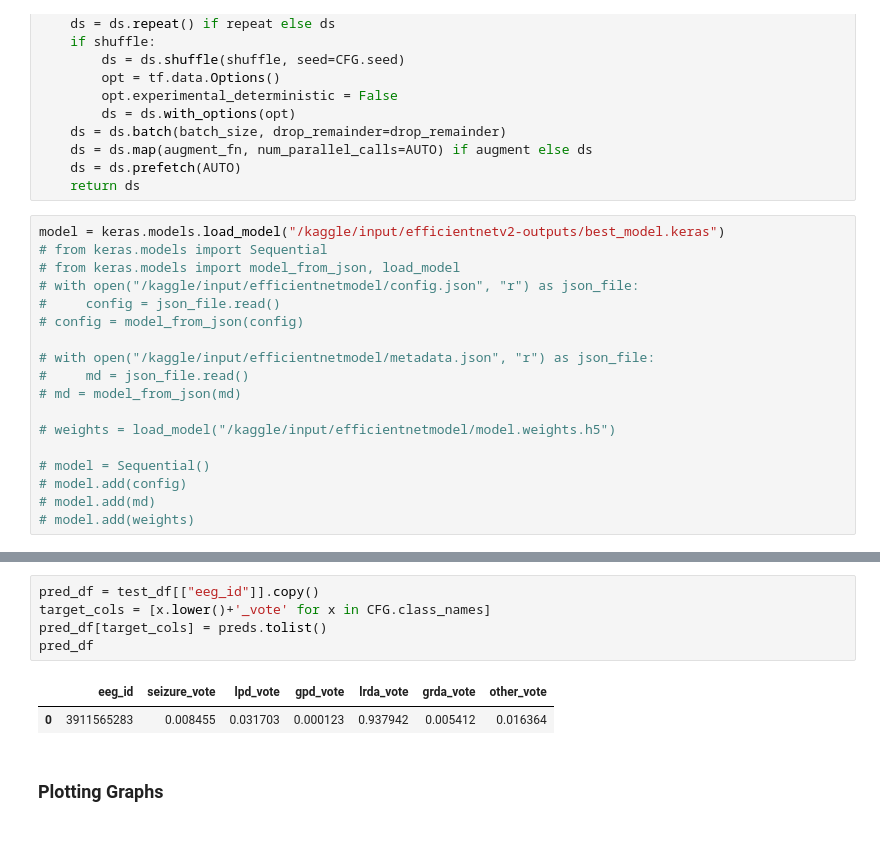
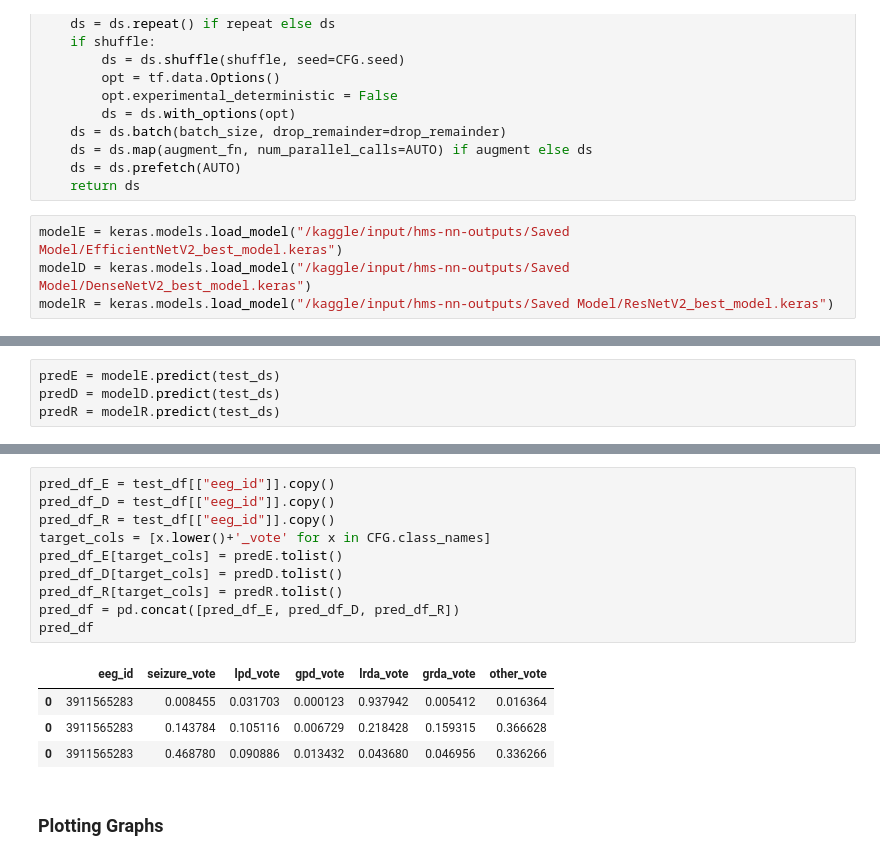
Before and after one commit to aarushi211/Neural-Anomaly-Detection, a Jupyter notebook: neurolite-testing.ipynb, the cells around one changed output, grey strips where cells are left out. Cells and saved outputs as stored; diff of their text form.

```diff
--- a/neurolite-testing.ipynb
+++ b/neurolite-testing.ipynb
@@ -151,24 +151,10 @@ def build_dataset(paths, offsets=None, labels=None, batch_size=32, cache=True,
     ds = ds.map(augment_fn, num_parallel_calls=AUTO) if augment else ds
     ds = ds.prefetch(AUTO)
     return ds
-# %%
-model = keras.models.load_model("/kaggle/input/efficientnetv2-outputs/best_model.keras")
-# from keras.models import Sequential
-# from keras.models import model_from_json, load_model
-# with open("/kaggle/input/efficientnetmodel/config.json", "r") as json_file:
-#     config = json_file.read()
-# config = model_from_json(config)
-
-# with open("/kaggle/input/efficientnetmodel/metadata.json", "r") as json_file:
-#     md = json_file.read()
-# md = model_from_json(md)
-
-# weights = load_model("/kaggle/input/efficientnetmodel/model.weights.h5")
-
-# model = Sequential()
-# model.add(config)
-# model.add(md)
-# model.add(weights)
+# %%
+modelE = keras.models.load_model("/kaggle/input/hms-nn-outputs/Saved Model/EfficientNetV2_best_model.keras")
+modelD = keras.models.load_model("/kaggle/input/hms-nn-outputs/Saved Model/DenseNetV2_best_model.keras")
+modelR = keras.models.load_model("/kaggle/input/hms-nn-outputs/Saved Model/ResNetV2_best_model.keras")
 # %%
 test_paths = test_df.spec2_path.values
 test_ds = build_dataset(test_paths, batch_size=min(CFG.batch_size, len(test_df)),
@@ -184,0 +162,4 @@ array([[8.4546683e-03, 3.1703297e-02, 1.2349279e-04, 9.3794221e-01,
+# %%
+predE = modelE.predict(test_ds)
+predD = modelD.predict(test_ds)
+predR = modelR.predict(test_ds)
@@ -185,11 +177,18 @@ array([[8.4546683e-03, 3.1703297e-02, 1.2349279e-04, 9.3794221e-01,
 # %%
-pred_df = test_df[["eeg_id"]].copy()
+pred_df_E = test_df[["eeg_id"]].copy()
+pred_df_D = test_df[["eeg_id"]].copy()
+pred_df_R = test_df[["eeg_id"]].copy()
 target_cols = [x.lower()+'_vote' for x in CFG.class_names]
-pred_df[target_cols] = preds.tolist()
+pred_df_E[target_cols] = predE.tolist()
+pred_df_D[target_cols] = predD.tolist()
+pred_df_R[target_cols] = predR.tolist()
+pred_df = pd.concat([pred_df_E, pred_df_D, pred_df_R])
 pred_df
 # %% [output]
 |  | eeg_id | seizure_vote | lpd_vote | gpd_vote | lrda_vote | grda_vote | other_vote |
 | 0 | 3911565283 | 0.008455 | 0.031703 | 0.000123 | 0.937942 | 0.005412 | 0.016364 |
+| 0 | 3911565283 | 0.143784 | 0.105116 | 0.006729 | 0.218428 | 0.159315 | 0.366628 |
+| 0 | 3911565283 | 0.468780 | 0.090886 | 0.013432 | 0.043680 | 0.046956 | 0.336266 |
 # %% [markdown]
 ### **Plotting Graphs**
 # %%
```
Also changed, not shown: parts of 19 cells of this notebook.
